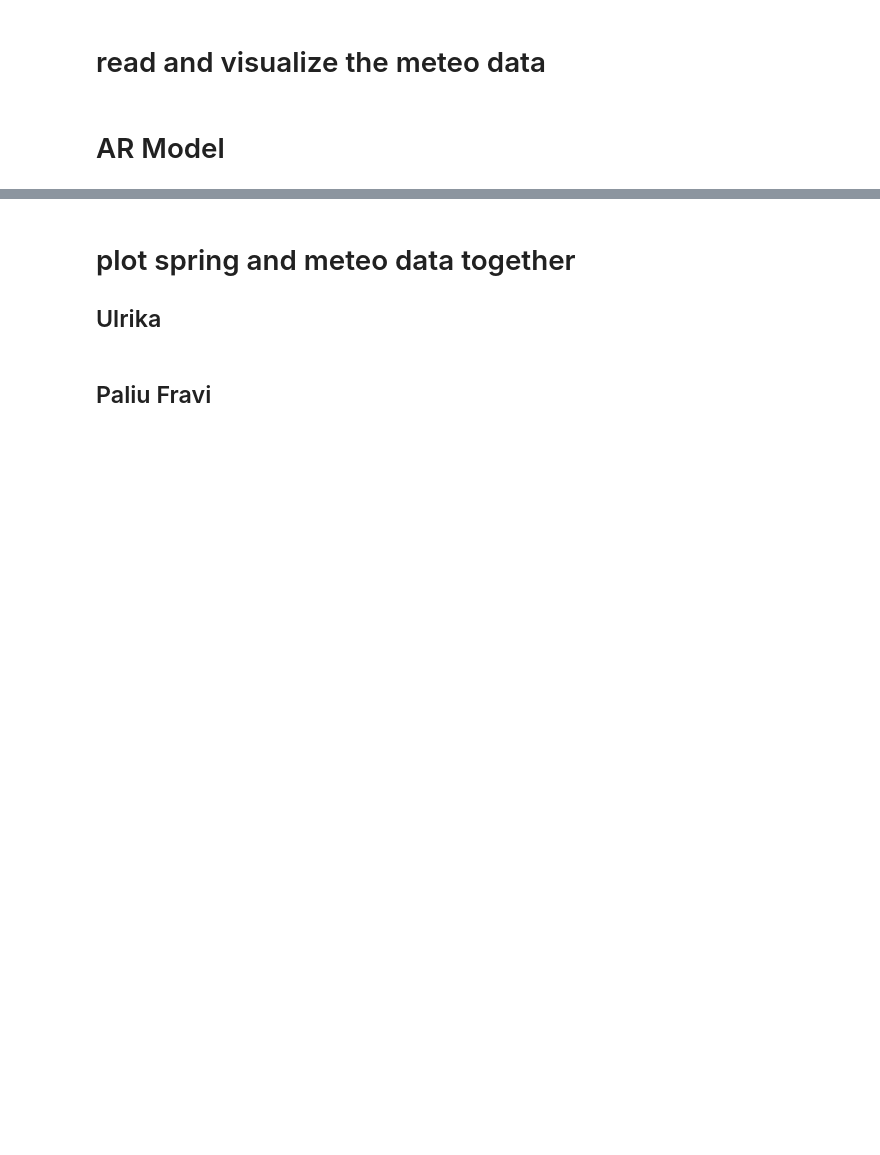
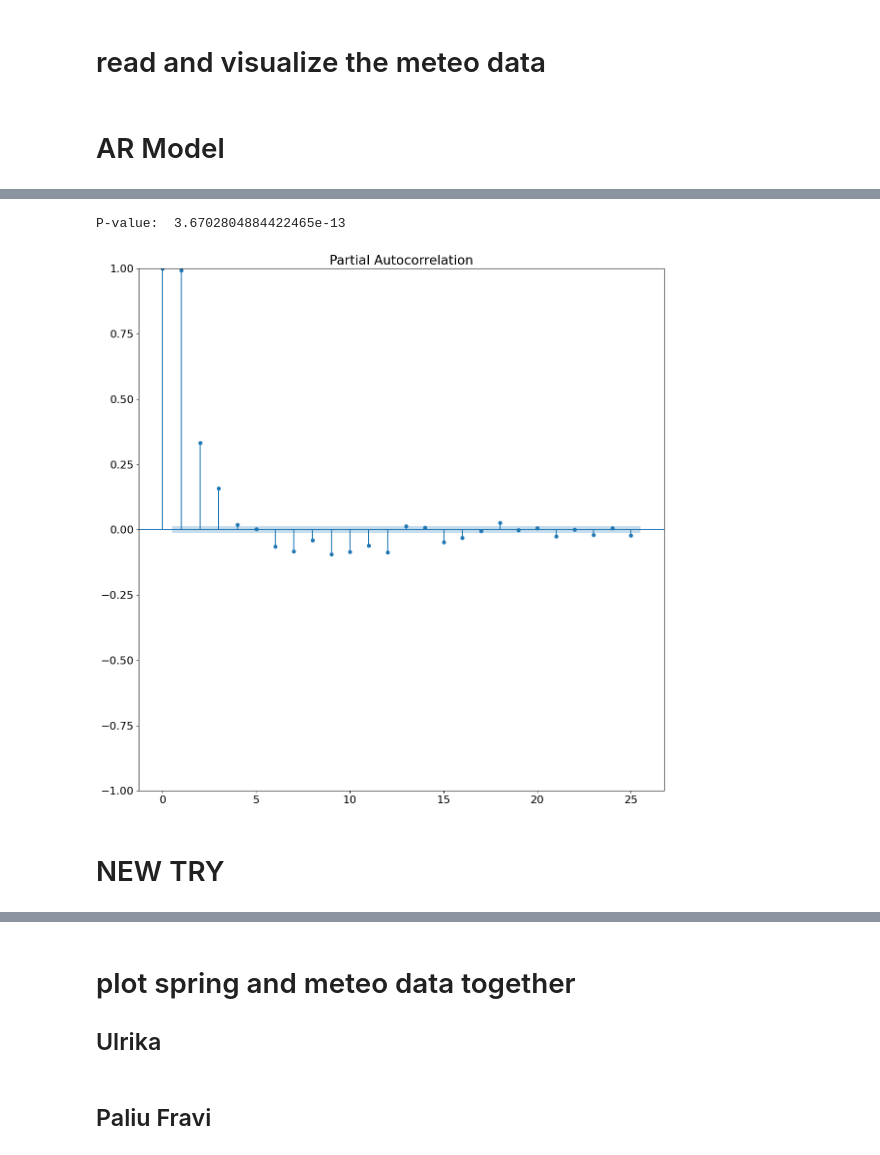
Before and after one commit to noahnydegger/ETH_MP_Alpine_Water_Springs_Modelling, a Jupyter notebook: MP_Alpine_Water_Springs_Modelling_restored_RB.ipynb, the cells around one changed output, grey strips where cells are left out. Drawn from its saved outputs; the diff is of its cells as text; code cells hidden in the pictures; blank space fills up the shorter version.

Commit message:
AR-Model neue Funktionen hinzugefügt mit exogener Variable

```diff
--- a/MP_Alpine_Water_Springs_Modelling_restored_RB.ipynb
+++ b/MP_Alpine_Water_Springs_Modelling_restored_RB.ipynb
@@ -192,0 +221,24 @@ discharge = df_ulrika["discharge"]
+# %%
+
+# Check for stationarity of the time-series data
+# We will look for p-value. In case, p-value is less than 0.05, the time series
+# data can said to have stationarity
+#
+
+#
+# Run the test
+#
+stationarityTest = adfuller(discharge, autolag='AIC')
+#
+# Check the value of p-value
+#
+print("P-value: ", stationarityTest[1])
+#
+# Next step is to find the order of AR model to be trained
+# for this, we will plot partial autocorrelation plot to assess
+# the direct effect of past data on future data
+#
+pacf = plot_pacf(discharge, lags=25)
+# %% [output]
+P-value:  3.6702804884422465e-13
+[figure, added]
@@ -192,0 +306,2 @@ discharge = df_ulrika["discharge"]
+# %% [markdown]
+# NEW TRY
```
Also changed, not shown: parts of 22 cells of this notebook, 2 other files.
